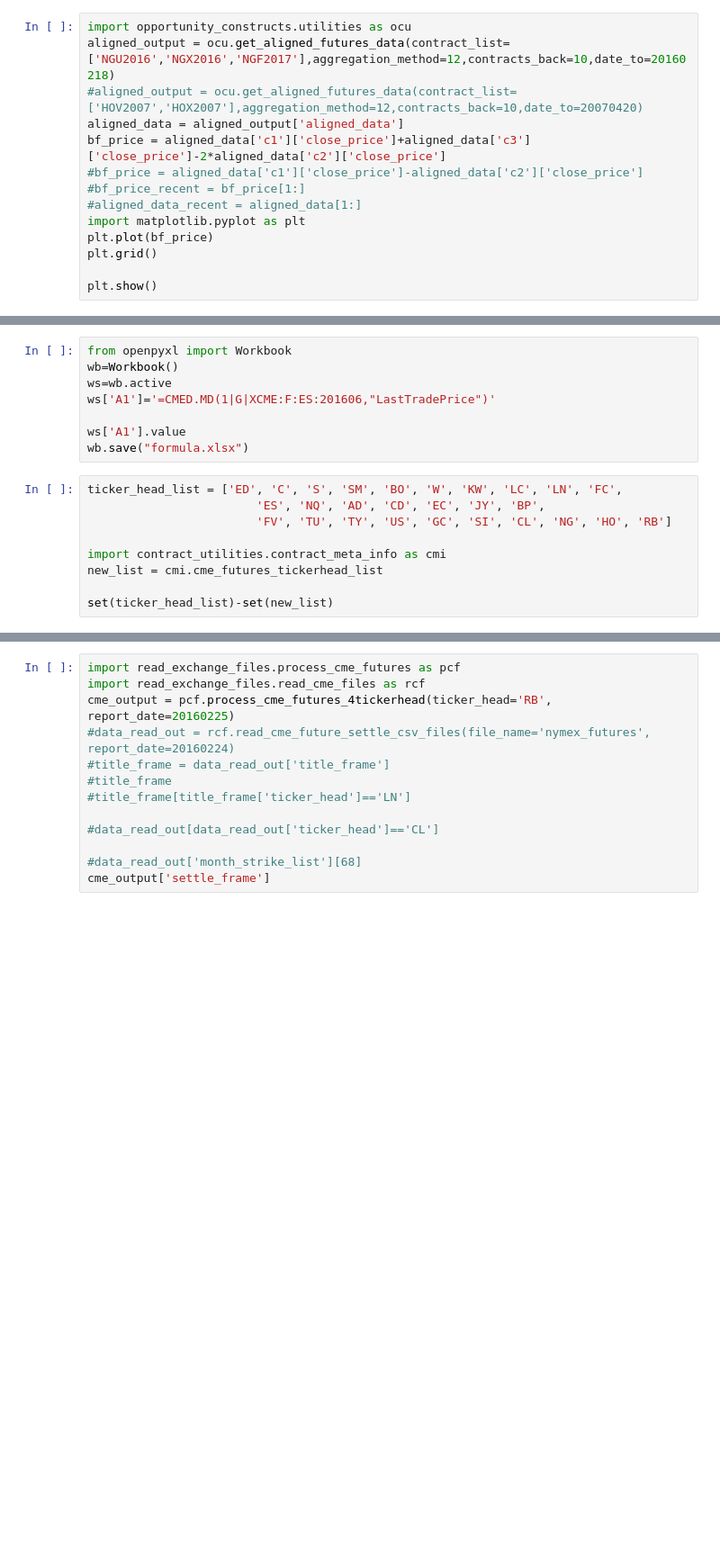
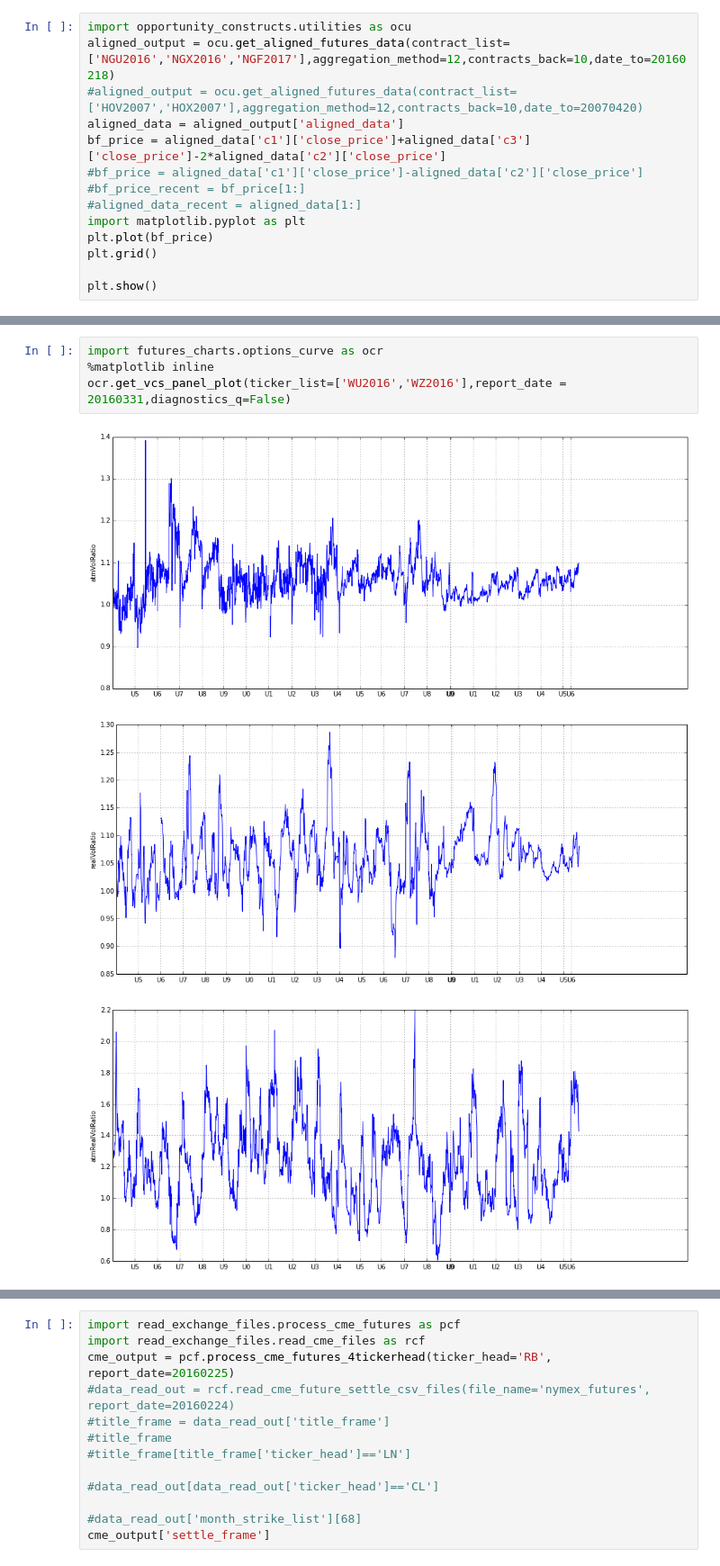
Before and after one commit to d0p34m1n3/repo_barbarossa, a Jupyter notebook: PycharmProjects/quandl/Untitled.ipynb, the cells around one changed output, grey strips where cells are left out. Shown at 90% size. Cells and saved outputs as stored; diff of their text form; blank space fills up the shorter version.

```diff
--- a/PycharmProjects/quandl/Untitled.ipynb
+++ b/PycharmProjects/quandl/Untitled.ipynb
@@ -225,17 +128,8 @@ spread_report[spread_report['tickerHead']==ticker_head_list[19]]
-# %%
-from openpyxl import Workbook
-wb=Workbook()
-ws=wb.active
-ws['A1']='=CMED.MD(1|G|XCME:F:ES:201606,"LastTradePrice")'
-
-ws['A1'].value
-wb.save("formula.xlsx")
-# %%
-ticker_head_list = ['ED', 'C', 'S', 'SM', 'BO', 'W', 'KW', 'LC', 'LN', 'FC',
-                        'ES', 'NQ', 'AD', 'CD', 'EC', 'JY', 'BP',
-                        'FV', 'TU', 'TY', 'US', 'GC', 'SI', 'CL', 'NG', 'HO', 'RB']
-
-import contract_utilities.contract_meta_info as cmi
-new_list = cmi.cme_futures_tickerhead_list
-
-set(ticker_head_list)-set(new_list)
+# %%
+import futures_charts.options_curve as ocr
+%matplotlib inline
+ocr.get_vcs_panel_plot(ticker_list=['WU2016','WZ2016'],report_date = 20160331,diagnostics_q=False)
+# %% [output]
+[figure, added]
+[figure, added]
+[figure, added]
```
Also changed, not shown: parts of 60 cells of this notebook, 19 other files.
